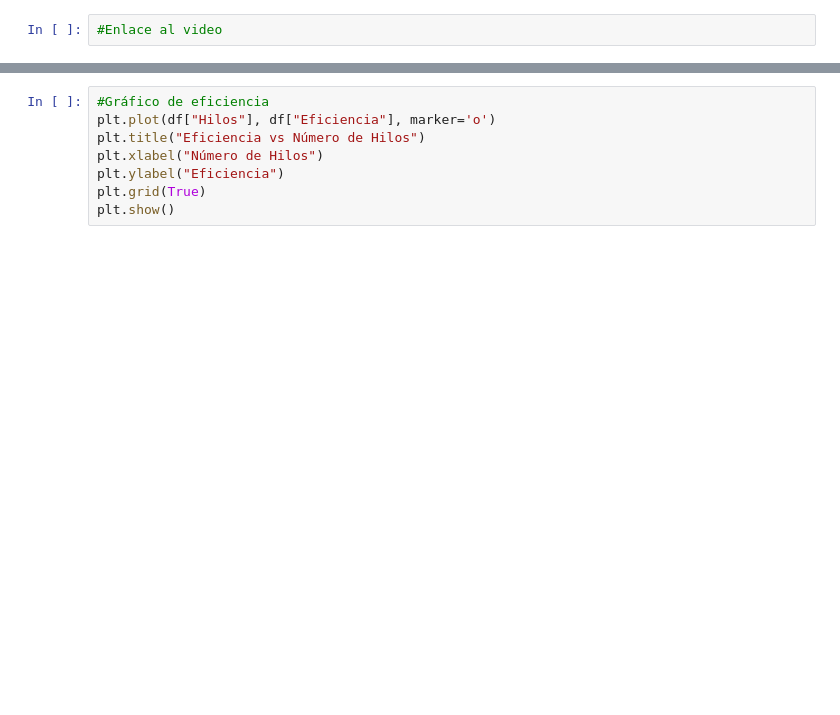
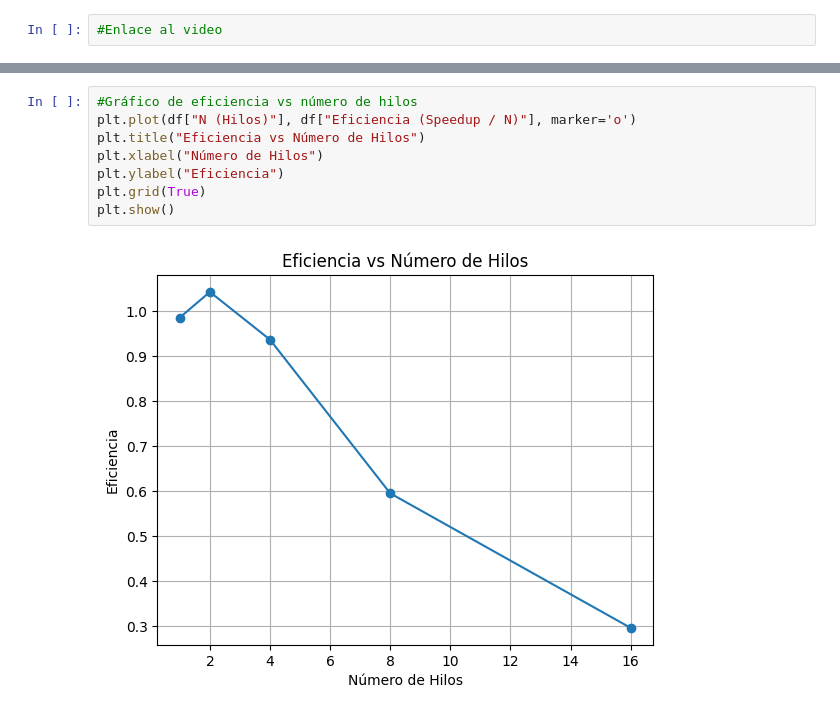
Before and after one commit to Jwhitegomez/SO-Lab3-20252, a Jupyter notebook: analisis.ipynb, the cells around one changed output, grey strips where cells are left out. Drawn from its saved outputs; the diff is of its cells as text; blank space fills up the shorter version.

```diff
--- a/analisis.ipynb
+++ b/analisis.ipynb
@@ -37,8 +44,10 @@ plt.show()
 # %%
-#Gráfico de eficiencia
-plt.plot(df["Hilos"], df["Eficiencia"], marker='o')
+#Gráfico de eficiencia vs número de hilos
+plt.plot(df["N (Hilos)"], df["Eficiencia (Speedup / N)"], marker='o')
 plt.title("Eficiencia vs Número de Hilos")
 plt.xlabel("Número de Hilos")
 plt.ylabel("Eficiencia")
 plt.grid(True)
 plt.show()
+# %% [output]
+[figure, added]
```
Also changed, not shown: parts of 8 cells of this notebook.
